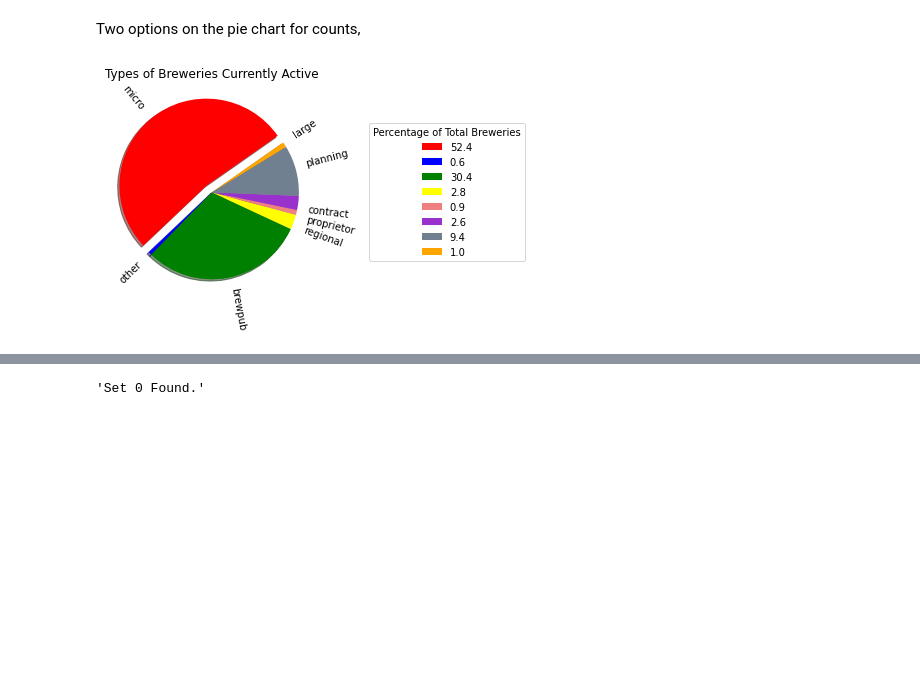
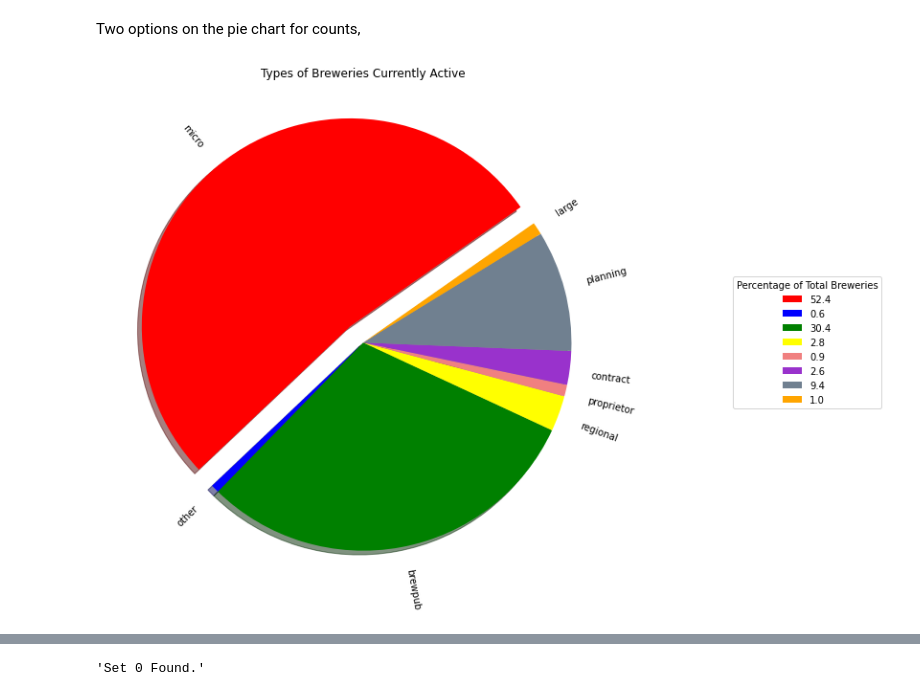
Before and after one commit to bgtaber/brewcrew_project, a Jupyter notebook: Scripts/beer.ipynb, the cells around one changed output, grey strips where cells are left out. Cells and saved outputs as stored; diff of their text form; code cells hidden in the pictures; blank space fills up the shorter version.

```diff
--- a/Scripts/beer.ipynb
+++ b/Scripts/beer.ipynb
@@ -62,15 +78,16 @@ Two options on the pie chart for counts,
 # %%
 labels = types.index
 explode = [.1,0,0,0,0,0,0,0]
 colors = ["red","blue","green", "yellow", "lightcoral", "darkorchid", "slategray", "orange"]
+plt.figure(figsize = (15,10))
 plt.pie(types,explode = explode, labels = labels, colors = colors, shadow = True,rotatelabels = True,startangle= 35 )
 plt.title("Types of Breweries Currently Active")
 plt.legend(wedges,(label_ser),
           title="Percentage of Total Breweries",
           loc="center left",
           bbox_to_anchor=(1.2, 0, 0.5, 1))
-
+plt.savefig("../Output/Brewery_Type_Pie.png")
 plt.show()
 # %% [output]
-[figure, old version]
+[figure, new version]
 # %%
```
Also changed, not shown: parts of 13 cells of this notebook, 6 other files.
